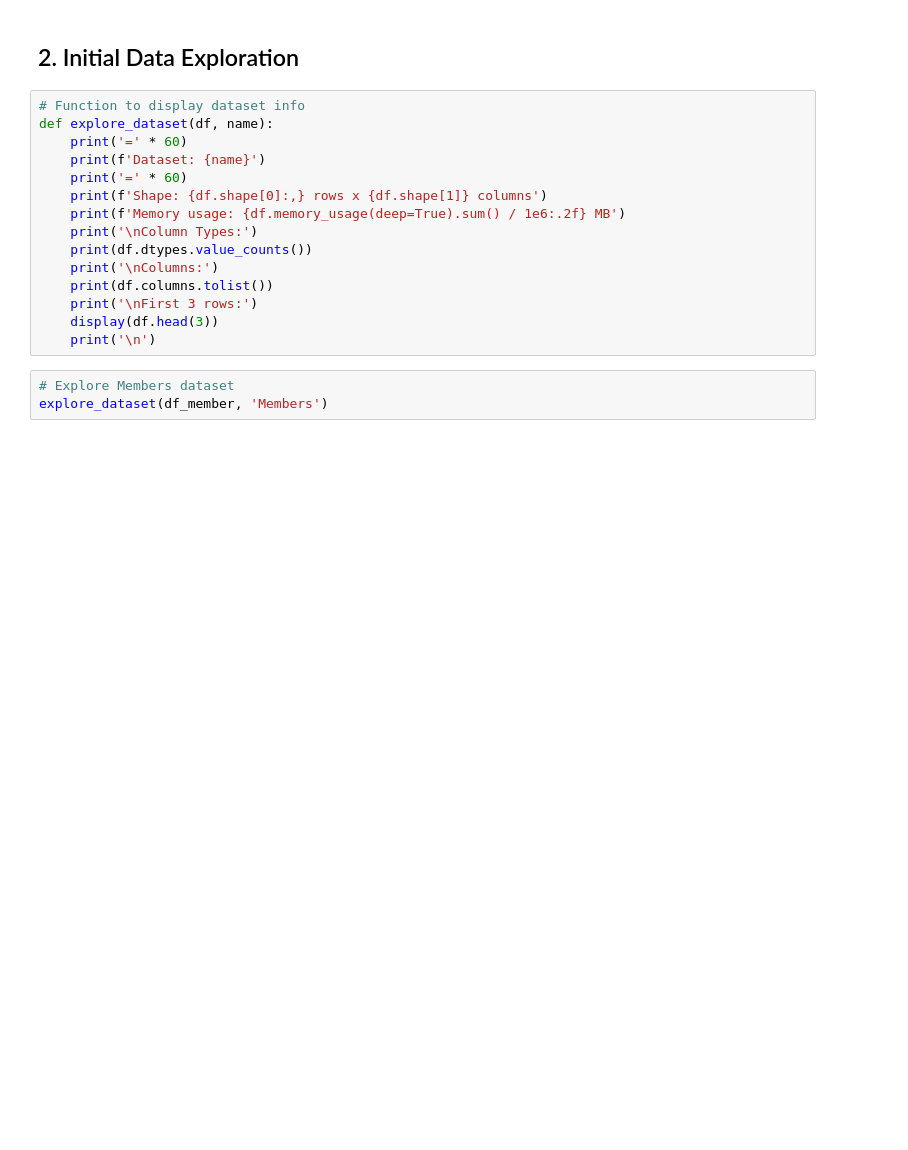
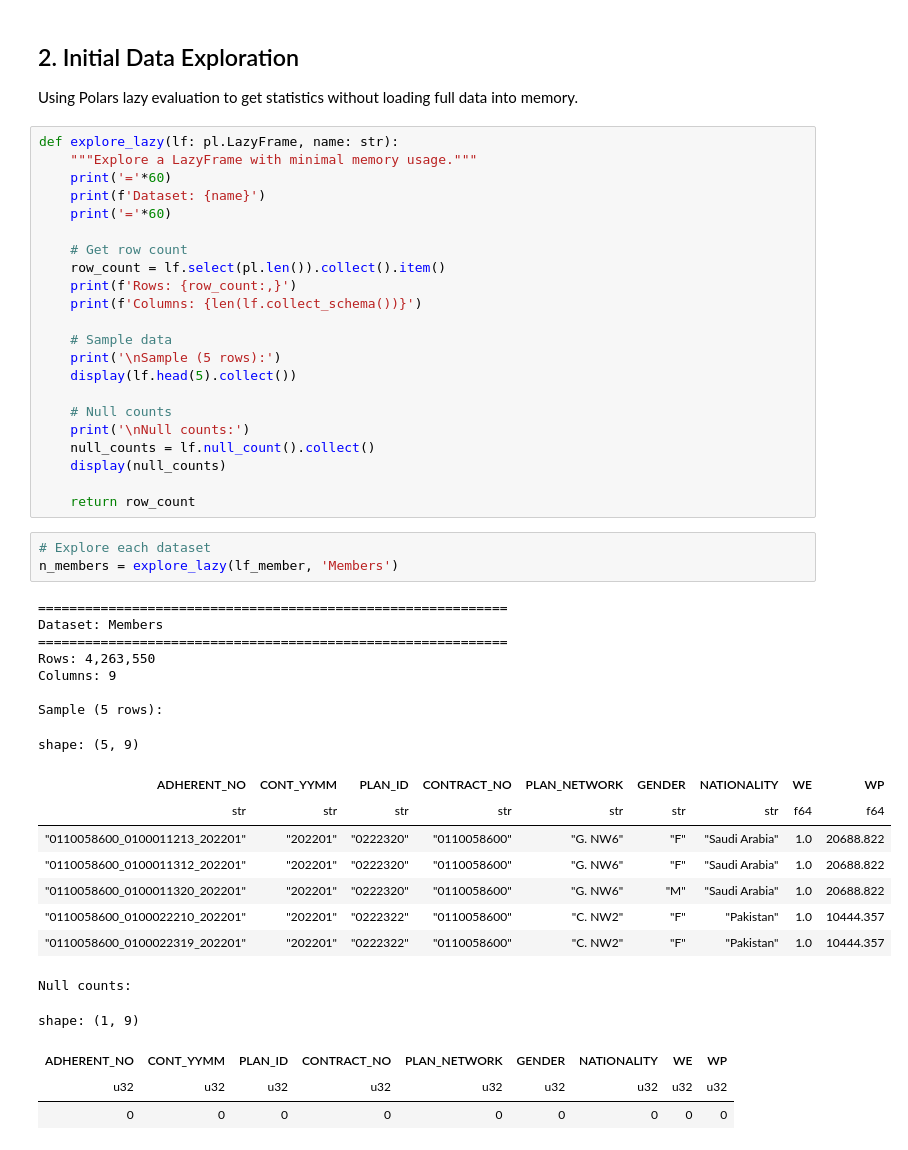
Before and after one commit to aqasemi/healthtrack, a Jupyter notebook: notebooks/01_Data_Exploration_Cleaning.ipynb, the cells around one changed output. Cells and saved outputs as stored; diff of their text form; blank space fills up the shorter version.

```diff
--- a/notebooks/01_Data_Exploration_Cleaning.ipynb
+++ b/notebooks/01_Data_Exploration_Cleaning.ipynb
@@ -63,21 +207,51 @@ df_provider.head()
 # %% [markdown]
 ## 2. Initial Data Exploration
+
+Using Polars lazy evaluation to get statistics without loading full data into memory.
 # %%
-# Function to display dataset info
-def explore_dataset(df, name):
-    print('=' * 60)
+def explore_lazy(lf: pl.LazyFrame, name: str):
+    """Explore a LazyFrame with minimal memory usage."""
+    print('='*60)
     print(f'Dataset: {name}')
-    print('=' * 60)
-    print(f'Shape: {df.shape[0]:,} rows x {df.shape[1]} columns')
-    print(f'Memory usage: {df.memory_usage(deep=True).sum() / 1e6:.2f} MB')
-    print('\nColumn Types:')
-    print(df.dtypes.value_counts())
-    print('\nColumns:')
-    print(df.columns.tolist())
-    print('\nFirst 3 rows:')
-    display(df.head(3))
-    print('\n')
+    print('='*60)
+
+    # Get row count
+    row_count = lf.select(pl.len()).collect().item()
+    print(f'Rows: {row_count:,}')
+    print(f'Columns: {len(lf.collect_schema())}')
+
+    # Sample data
+    print('\nSample (5 rows):')
+    display(lf.head(5).collect())
+
+    # Null counts
+    print('\nNull counts:')
+    null_counts = lf.null_count().collect()
+    display(null_counts)
+
+    return row_count
 # %%
-# Explore Members dataset
-explore_dataset(df_member, 'Members')
+# Explore each dataset
+n_members = explore_lazy(lf_member, 'Members')
+# %% [output]
+============================================================
+Dataset: Members
+============================================================
+Rows: 4,263,550
+Columns: 9
+
+Sample (5 rows):
+shape: (5, 9)
+| ADHERENT_NO | CONT_YYMM | PLAN_ID | CONTRACT_NO | PLAN_NETWORK | GENDER | NATIONALITY | WE | WP |
+| str | str | str | str | str | str | str | f64 | f64 |
+| "0110058600_0100011213_202201" | "202201" | "0222320" | "0110058600" | "G. NW6" | "F" | "Saudi Arabia" | 1.0 | 20688.822 |
+| "0110058600_0100011312_202201" | "202201" | "0222320" | "0110058600" | "G. NW6" | "F" | "Saudi Arabia" | 1.0 | 20688.822 |
+| "0110058600_0100011320_202201" | "202201" | "0222320" | "0110058600" | "G. NW6" | "M" | "Saudi Arabia" | 1.0 | 20688.822 |
+| "0110058600_0100022210_202201" | "202201" | "0222322" | "0110058600" | "C. NW2" | "F" | "Pakistan" | 1.0 | 10444.357 |
+| "0110058600_0100022319_202201" | "202201" | "0222322" | "0110058600" | "C. NW2" | "F" | "Pakistan" | 1.0 | 10444.357 |
+Null counts:
+shape: (1, 9)
+| ADHERENT_NO | CONT_YYMM | PLAN_ID | CONTRACT_NO | PLAN_NETWORK | GENDER | NATIONALITY | WE | WP |
+| u32 | u32 | u32 | u32 | u32 | u32 | u32 | u32 | u32 |
+| 0 | 0 | 0 | 0 | 0 | 0 | 0 | 0 | 0 |
 # %%
```
Also changed, not shown: parts of 56 cells of this notebook.
